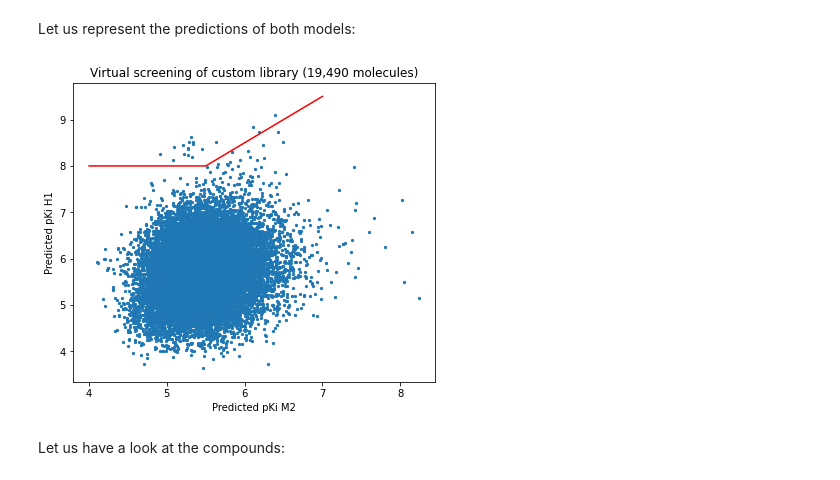
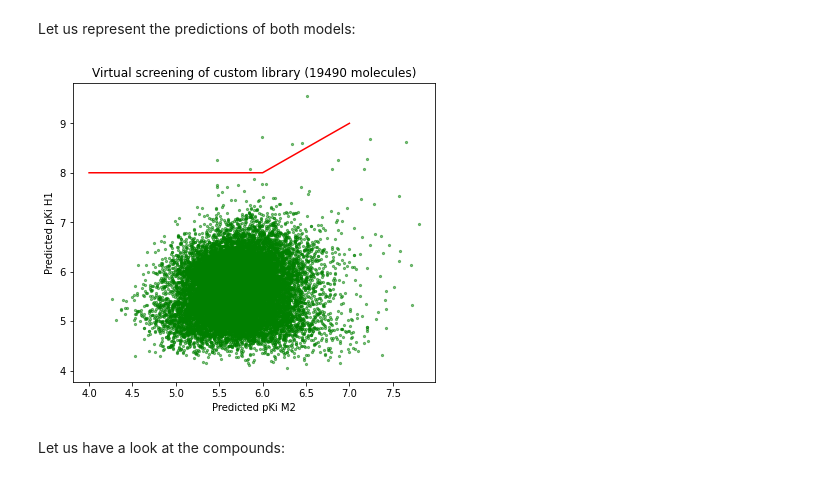
Before and after one commit to LBLQMM/MACAW, a Jupyter notebook: notebooks/N2_Histamine.ipynb, the cells around one changed output. Cells and saved outputs as stored; diff of their text form; code cells hidden in the pictures.

Commit message:
Added notebook 6, fixed argument input, renamed library, fixed umap dependency

```diff
--- a/notebooks/N2_Histamine.ipynb
+++ b/notebooks/N2_Histamine.ipynb
@@ -77,6 +77,6 @@ Setting recommended combination: pattern + sokal
 # %%
 mcw = MACAW(type_fp='atompairs', metric='sokal', n_components=15)
-mcw.fit(smi_train)
+mcw.fit(smi_train, Y=y_train, random_state=42)
 # %%
 X_train = mcw.transform(smi_train)
 X_train.shape
@@ -235,14 +235,14 @@ Y2_lib_pred = regr2.predict(X2_lib)
 Let us represent the predictions of both models:
 # %%
 plt.figure(figsize=(6.5,5.5))
-plt.scatter(x=Y2_lib_pred,y=Y1_lib_pred,s=5)
+plt.scatter(x=Y2_lib_pred,y=Y1_lib_pred, s=5, c='green', alpha=0.5)
 plt.xlabel("Predicted pKi M2")
 plt.ylabel("Predicted pKi H1")
-plt.title("Virtual screening of custom library (19,490 molecules)")
-plt.plot([4,5.5,7],[8,8,9.5],c='red')
-plt.savefig("../results/H1_library_screening.png")
+plt.title(f"Virtual screening of custom library ({len(smi_lib)} molecules)")
+plt.plot([4,6,7],[8,8,9],c='red')
+plt.savefig("../results/H1_library_screening.png", bbox_inches='tight', dpi=300, transparent=False)
 # %% [output]
-[figure, old version]
+[figure, new version]
 # %% [markdown]
 Let us have a look at the compounds:
 # %%
```
Also changed, not shown: parts of 9 cells of this notebook, 22 other files.
